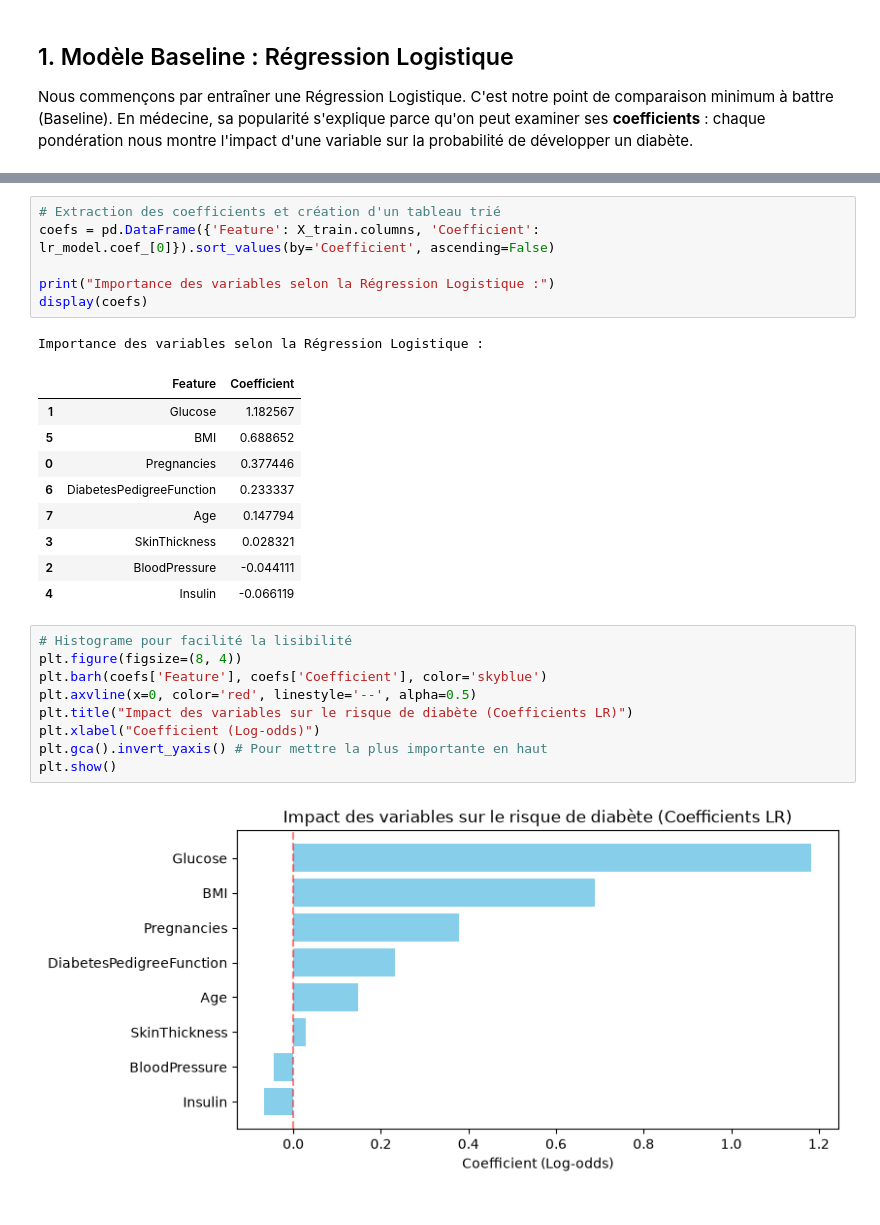
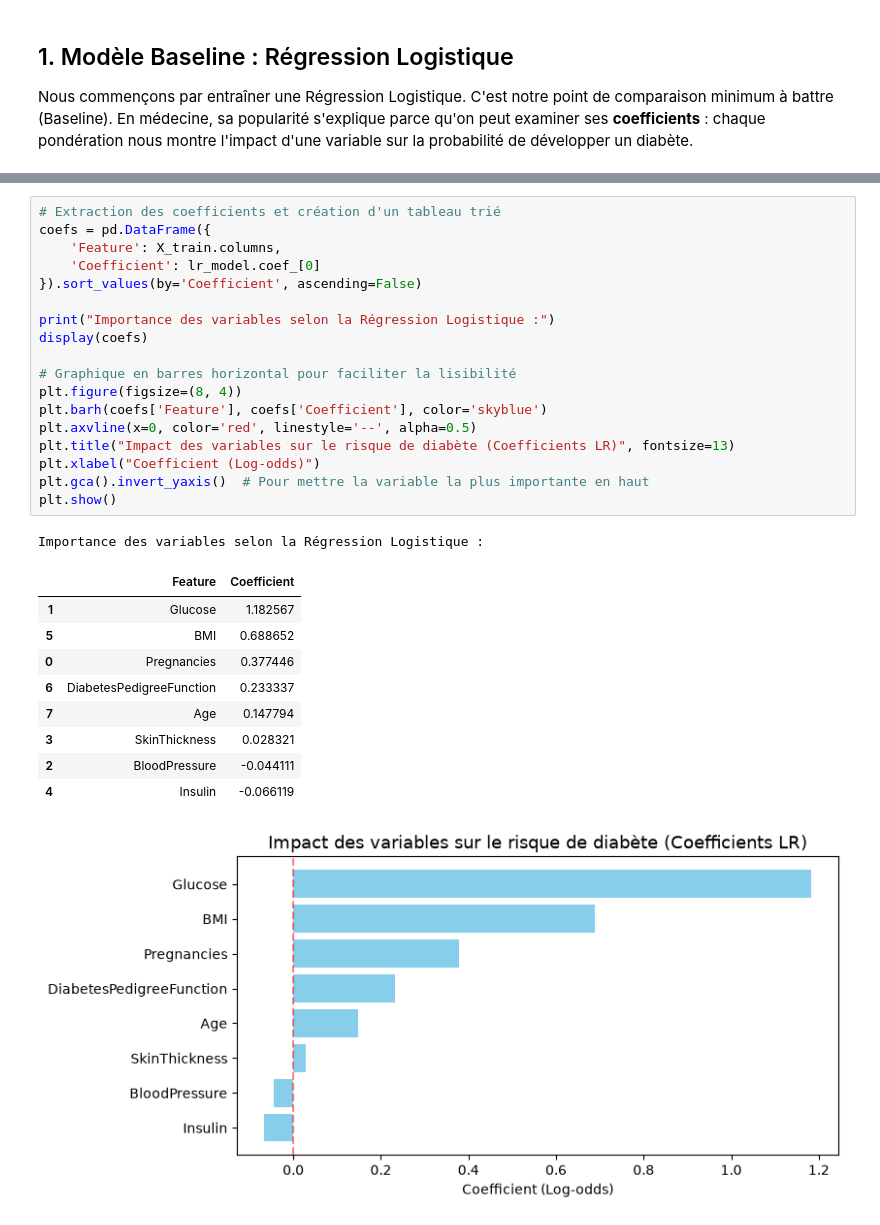
Before and after one commit to Orpheus76/diabetes-risk-prediction, a Jupyter notebook: notebooks/03_modeling.ipynb, the cells around one changed output, grey strips where cells are left out. Cells and saved outputs as stored; diff of their text form.

```diff
--- a/notebooks/03_modeling.ipynb
+++ b/notebooks/03_modeling.ipynb
@@ -60,29 +61,31 @@ Résultats de la Régression Logistique (Baseline) :
 | Logistic Regression | 0.7078 | 0.6 | 0.5 | 0.5455 | 0.813 |
 # %%
 # Extraction des coefficients et création d'un tableau trié
-coefs = pd.DataFrame({'Feature': X_train.columns, 'Coefficient': lr_model.coef_[0]}).sort_values(by='Coefficient', ascending=False)
+coefs = pd.DataFrame({
+    'Feature': X_train.columns,
+    'Coefficient': lr_model.coef_[0]
+}).sort_values(by='Coefficient', ascending=False)
 
 print("Importance des variables selon la Régression Logistique :")
 display(coefs)
+
+# Graphique en barres horizontal pour faciliter la lisibilité
+plt.figure(figsize=(8, 4))
+plt.barh(coefs['Feature'], coefs['Coefficient'], color='skyblue')
+plt.axvline(x=0, color='red', linestyle='--', alpha=0.5)
+plt.title("Impact des variables sur le risque de diabète (Coefficients LR)", fontsize=13)
+plt.xlabel("Coefficient (Log-odds)")
+plt.gca().invert_yaxis()  # Pour mettre la variable la plus importante en haut
+plt.show()
 # %% [output]
 Importance des variables selon la Régression Logistique :
 |  | Feature | Coefficient |
 | 1 | Glucose | 1.182567 |
 | 5 | BMI | 0.688652 |
 | 0 | Pregnancies | 0.377446 |
 | 6 | DiabetesPedigreeFunction | 0.233337 |
 | 7 | Age | 0.147794 |
 | 3 | SkinThickness | 0.028321 |
 | 2 | BloodPressure | -0.044111 |
 | 4 | Insulin | -0.066119 |
+[figure, added]
-# %%
-# Histograme pour facilité la lisibilité
-plt.figure(figsize=(8, 4))
-plt.barh(coefs['Feature'], coefs['Coefficient'], color='skyblue')
-plt.axvline(x=0, color='red', linestyle='--', alpha=0.5)
-plt.title("Impact des variables sur le risque de diabète (Coefficients LR)")
-plt.xlabel("Coefficient (Log-odds)")
-plt.gca().invert_yaxis() # Pour mettre la plus importante en haut
-plt.show()
-# %% [output]
-[figure, removed]
```
Also changed, not shown: parts of 17 cells of this notebook.
